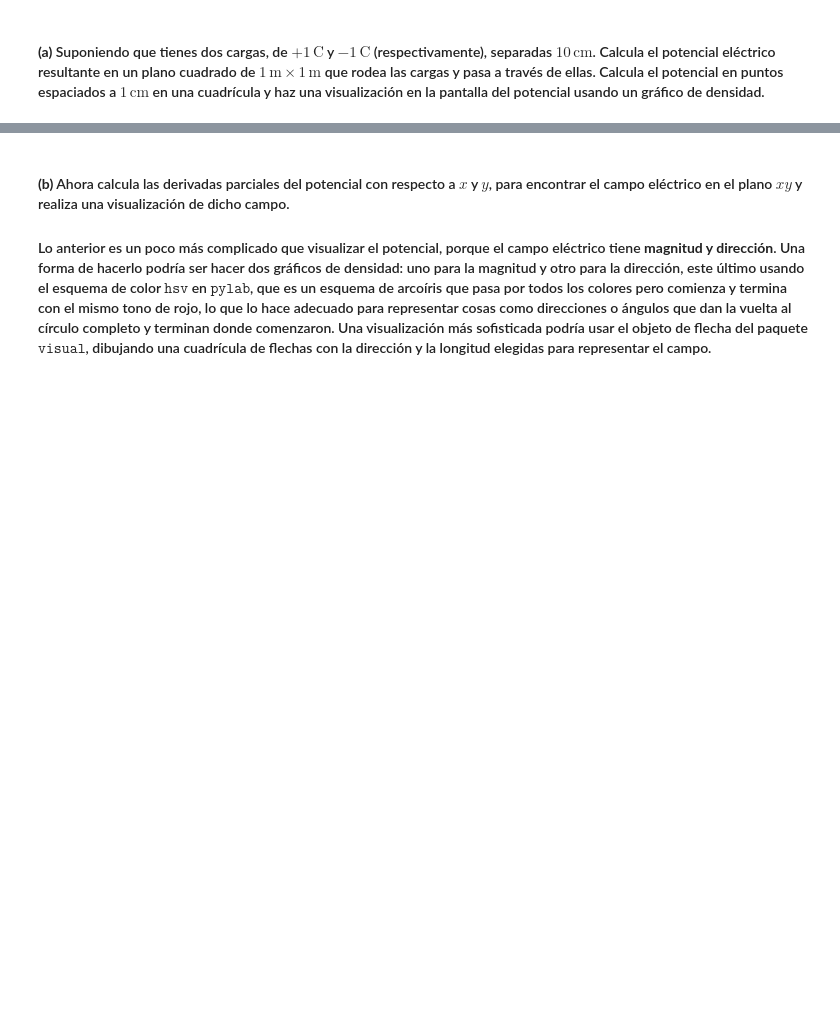
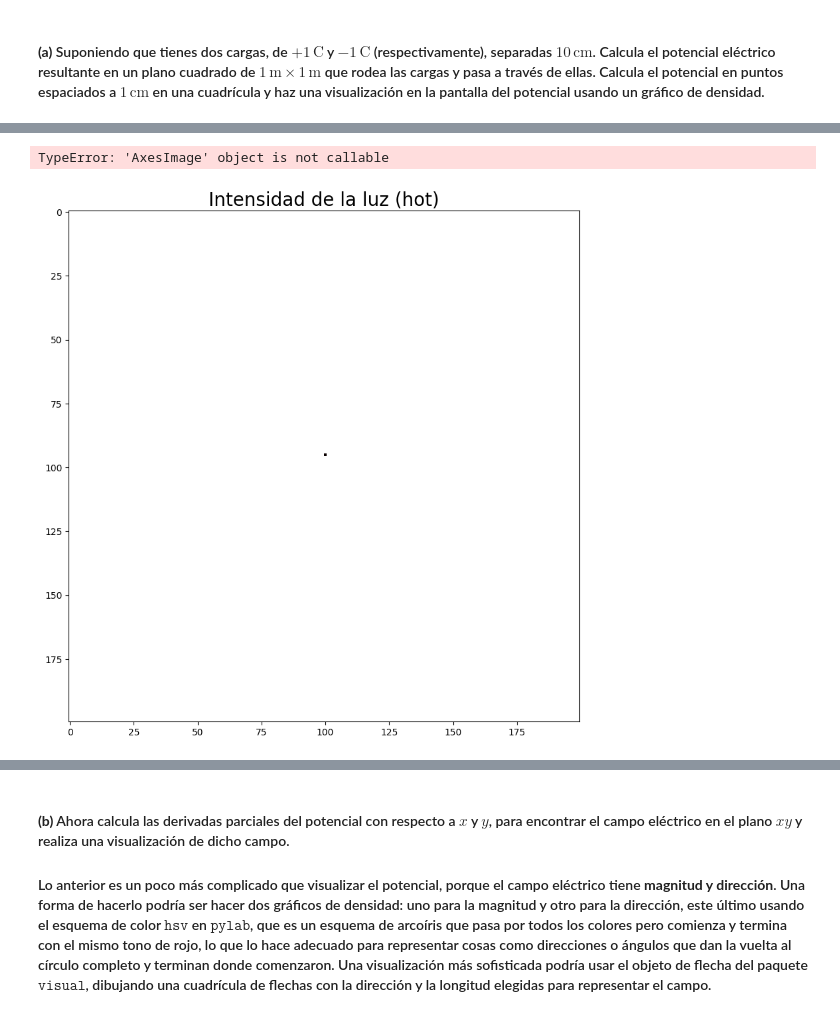
Before and after one commit to Alexi5omg/CLASE, a Jupyter notebook: Tareas/Práctica_3.ipynb, the cells around one changed output, grey strips where cells are left out. Cells and saved outputs as stored; diff of their text form; code cells hidden in the pictures; blank space fills up the shorter version.

```diff
--- a/Tareas/Práctica_3.ipynb
+++ b/Tareas/Práctica_3.ipynb
@@ -525,3 +525,38 @@ pl.legend(loc=2)
 #### **(a)** Suponiendo que tienes dos cargas, de $+1\,\mathrm{C}$ y $-1\,\mathrm{C}$ (respectivamente), separadas $10\,\mathrm{cm}$. Calcula el potencial eléctrico resultante en un plano cuadrado de $1\,\mathrm{m} \times 1\,\mathrm{m}$ que rodea las cargas y pasa a través de ellas. Calcula el potencial en puntos espaciados a $1\,\mathrm{cm}$ en una cuadrícula y haz una visualización en la pantalla del potencial usando un gráfico de densidad.
 # %% [markdown]
 ![1000031690.png](embedded-picture-1)
+# %%
+# Definamos una función para calcular el potencial a una distancia r
+# de una carga en el origen
+def V(q,r):
+   e0 = 8.854*10**(12)
+   return q/(4*np.pi*e0*r)
+
+# Por principio de superposición, el potencial total será la suma de ambas
+
+# Como la función es para cargas en el origen, y aquí tenemos 2 y
+# separadas por 0.1m entre sí, ubiquémoslas en el x1=-0.05m y1=0m y
+# x2=0.05m y2=0m respectivamente
+xs = np.arange(-1,1,0.01)
+ys = np.arange(-1,1,0.01) # 1cm = 0.01m
+
+V1 = np.zeros((len(xs),len(ys)))
+V2 = np.zeros((len(xs),len(ys)))
+for i in range(len(xs)):
+  x = xs[i]
+  for j in range(len(ys)):
+    y = ys[j]
+    r1 = ( (x-0.05)**2 + (y)**2 )**(1/2)
+    r2 = ( (x+0.05)**2 + (y)**2 )**(1/2)
+    V1[i,j] = V(1,r1)
+    V2[i,j] = V(-1,r2)
+
+V_total = V1+V2
+
+pl.figure(figsize=(10,10))
+pl.title("Intensidad de la luz (hot)",fontsize=20)
+color = pl.imshow(V_total,cmap='hot',vmax=0.01)
+pl.colorbar(color)
+# %% [output]
+TypeError: 'AxesImage' object is not callable
+[figure, added]
```
Also changed, not shown: parts of 5 cells of this notebook.
